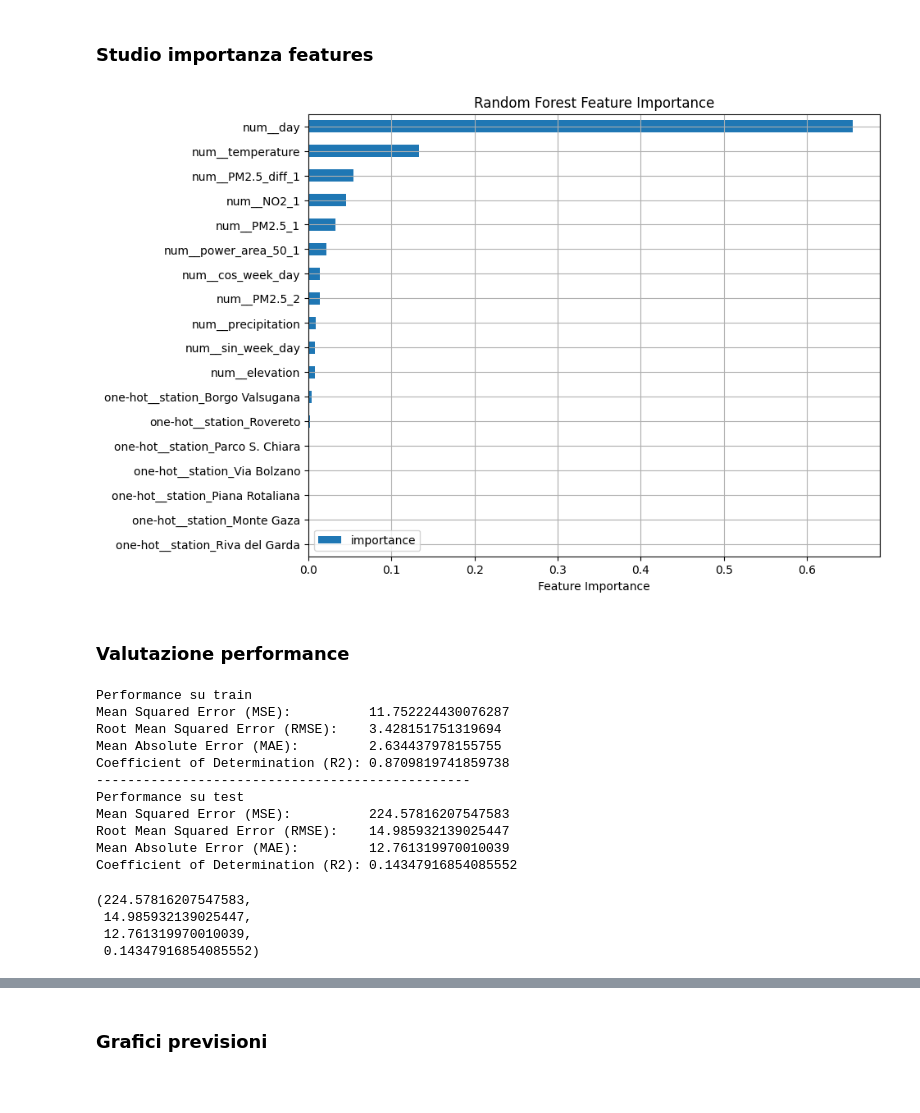
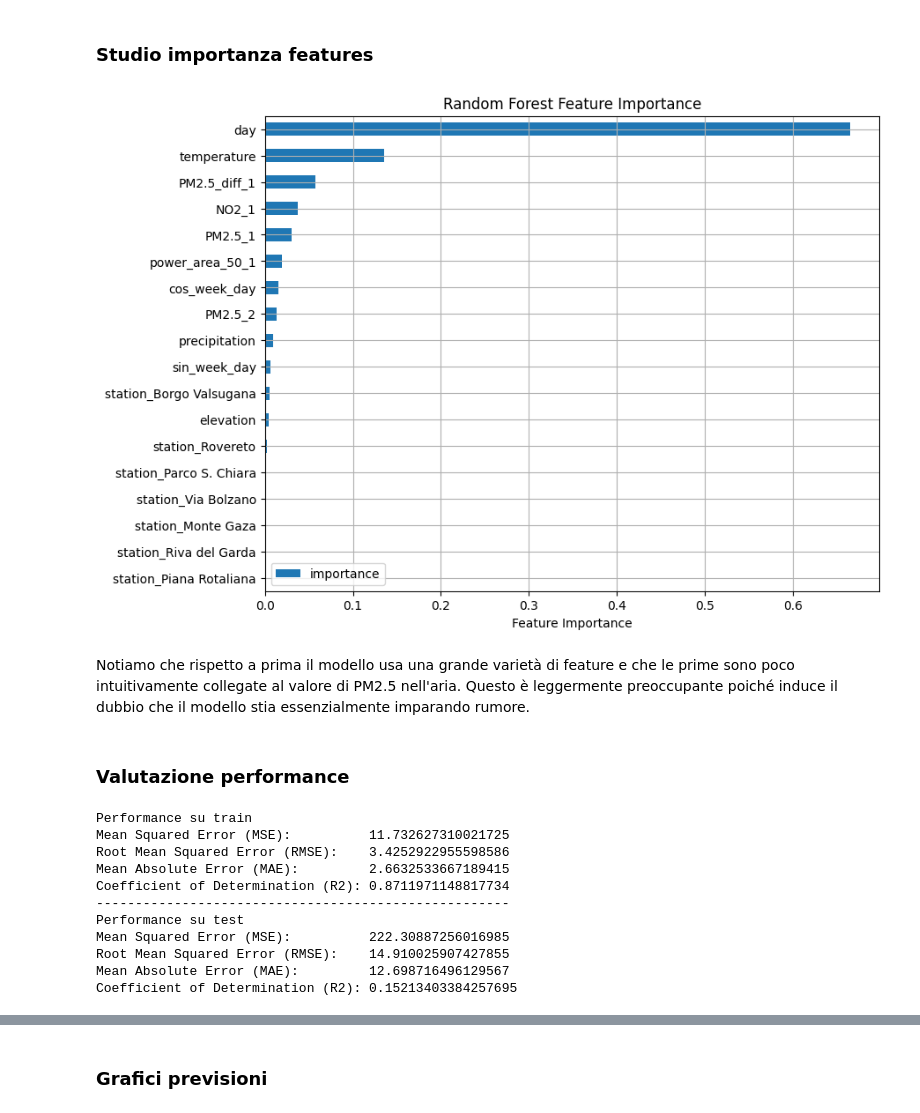
Before and after one commit to CarloDegasperi/DataScience, a Jupyter notebook: notebooks/regression/08_regression_random_forest.ipynb, the cells around one changed output, grey strips where cells are left out. Saved outputs shown, nothing was run; the diff lists cells and outputs as text; code cells hidden in the pictures; blank space fills up the shorter version.

```diff
--- a/notebooks/regression/08_regression_random_forest.ipynb
+++ b/notebooks/regression/08_regression_random_forest.ipynb
@@ -81,7 +86,7 @@ rfr_PM10_h = GridSearchCV(estimator=pipeline_PM10_h,
 Dividiamo i dati in un insieme di training (80%) e uno di test (20%).
 # %%
 # splittiamo il dataset
-feature_cols = list(num_features) + list(non_num_features)
+feature_cols = hour_PM10_df.columns.difference(['target'])
 
 # creiamo train e test
 PM10_h_X_train, PM10_h_X_test, PM10_h_y_train, PM10_h_y_test = fs.get_train_test(hour_PM10_df, 0.8, feature_cols)
@@ -595,35 +524,5 @@ day_PM25_df.dropna(inplace=True)
 # %%
-# individuiamo le colonne numeriche e quelle non numeriche
-non_num_features = [col for col in day_PM25_df.columns if col.startswith('station_')]
-num_features = day_PM25_df.columns.difference(non_num_features + ['target'])
-
-# per il preprocessing usiamo lo stesso schema del modello logistico
-preprocessor_PM25_d = ColumnTransformer(transformers=[('num', StandardScaler(), num_features), ('one-hot', 'passthrough', non_num_features)])
-
-# Time Series Cross Validation
-tscv = TimeSeriesSplit(n_splits=5)
-
-# pipeline con Random Forest
-pipeline_PM25_d = Pipeline([('preprocessor', preprocessor_PM25_d), ('regressor', RandomForestRegressor(random_state=seed))])
-
-# griglia degli iperparametri
-#param_grid_rfr = {'regressor__n_estimators': [100, 200, 500],                   # numero di alberi
-#                    'regressor__max_depth': [5, 10, 20, None],                  # massima profondità degli alberi
-#                    'regressor__min_samples_split': [2, 5, 10],                 # numero minimo di sample per creare una diramazione
-#                    'regressor__min_samples_leaf': [1, 2, 5],                   # numero minimo di sample per foglia
-#                    'regressor__max_features': [1.0, 'sqrt', 'log2'],           # numero massimo di feature considerate per uno split
-#                    'regressor__bootstrap': [True, False]}                      # bootstrap
-
-
-param_grid_rfr = {'regressor__n_estimators': [200],                              # numero di alberi
-                    'regressor__max_depth': [5],                                 # massima profondità degli alberi
-                    'regressor__min_samples_split': [2],                         # numero minimo di sample per creare una diramazione
-                    'regressor__min_samples_leaf': [5],                          # numero minimo di sample per foglia
-                    'regressor__max_features': [1.0, 'sqrt'],                    # numero massimo di feature considerate per uno split
-                    'regressor__bootstrap': [True]}                              # bootstrap
-
-# ricerca degli iperparametri
-rfr_PM25_d = GridSearchCV(estimator=pipeline_PM25_d,                                 # usiamo Random Forest con la pipeline integrata
+rfr_PM25_d = GridSearchCV(estimator=RandomForestRegressor(random_state=seed),
                         param_grid=param_grid_rfr,                                  # cerchiamo gli iperparametri migliori
                         scoring='neg_root_mean_squared_error',
                         cv=tscv,                                                    # come spiegato nel notebook 04, dobbiamo fare la CV in ordine cronologico
@@ -633,7 +532,7 @@ rfr_PM25_d = GridSearchCV(estimator=pipeline_PM25_d,
 ### Train, Test split
 # %%
 # splittiamo il dataset
-feature_cols = list(num_features) + list(non_num_features)
+feature_cols = day_PM25_df.columns.difference(['target'])
 
 # creiamo train e test
 PM25_d_X_train, PM25_d_X_test, PM25_d_y_train, PM25_d_y_test = fs.get_train_test(day_PM25_df, 0.8, feature_cols)
@@ -671,14 +559,11 @@ Best score:
 # %% [markdown]
 ### Studio importanza features
 # %%
-# tiro fuori i nomi delle feature come li ha presi il trasformatore (in questo modo non rischio di scambiare le features)
-feature_names = (best_rfr_PM25_d.named_steps['preprocessor'].get_feature_names_out())
-
-PM25_d_model = best_rfr_PM25_d.named_steps['regressor']
-
-fs.display_importances(PM25_d_model, feature_names)
+fs.display_importances(best_rfr_PM25_d, feature_cols)
 # %% [output]
-[figure, old version]
+[figure, new version]
+# %% [markdown]
+Notiamo che rispetto a prima il modello usa una grande varietà di feature e che le prime sono poco intuitivamente collegate al valore di PM2.5 nell'aria. Questo è leggermente preoccupante poiché induce il dubbio che il modello stia essenzialmente imparando rumore.
 # %% [markdown]
 ### Valutazione performance
 # %%
@@ -691,23 +576,19 @@ full_PM25_d_te['actual'] = PM25_d_y_test
 full_PM25_d_te['prediction'] = best_rfr_PM25_d.predict(PM25_d_X_test)
 
 print('Performance su train')
-fs.evaluation(full_PM25_d_tr['actual'], full_PM25_d_tr['prediction'])
-print('------------------------------------------------')
+mse_tr, rmse_tr, mae_tr, r2_tr = fs.evaluation(full_PM25_d_tr['actual'], full_PM25_d_tr['prediction'])
+print('-----------------------------------------------------')
 print('Performance su test')
-fs.evaluation(full_PM25_d_te['actual'], full_PM25_d_te['prediction'])
+mse_te, rmse_te, mae_te, r2_te = fs.evaluation(full_PM25_d_te['actual'], full_PM25_d_te['prediction'])
 # %% [output]
 Performance su train
-Mean Squared Error (MSE):          11.752224430076287
-Root Mean Squared Error (RMSE):    3.428151751319694
-Mean Absolute Error (MAE):         2.634437978155755
-Coefficient of Determination (R2): 0.8709819741859738
-------------------------------------------------
+Mean Squared Error (MSE):          11.732627310021725
+Root Mean Squared Error (RMSE):    3.4252922955598586
+Mean Absolute Error (MAE):         2.6632533667189415
+Coefficient of Determination (R2): 0.8711971148817734
+-----------------------------------------------------
 Performance su test
-Mean Squared Error (MSE):          224.57816207547583
-Root Mean Squared Error (RMSE):    14.985932139025447
-Mean Absolute Error (MAE):         12.761319970010039
-Coefficient of Determination (R2): 0.14347916854085552
+Mean Squared Error (MSE):          222.30887256016985
+Root Mean Squared Error (RMSE):    14.910025907427855
+Mean Absolute Error (MAE):         12.698716496129567
+Coefficient of Determination (R2): 0.15213403384257695
-(224.57816207547583,
- 14.985932139025447,
- 12.761319970010039,
- 0.14347916854085552)
```
Also changed, not shown: parts of 178 cells of this notebook, 1 other file.
